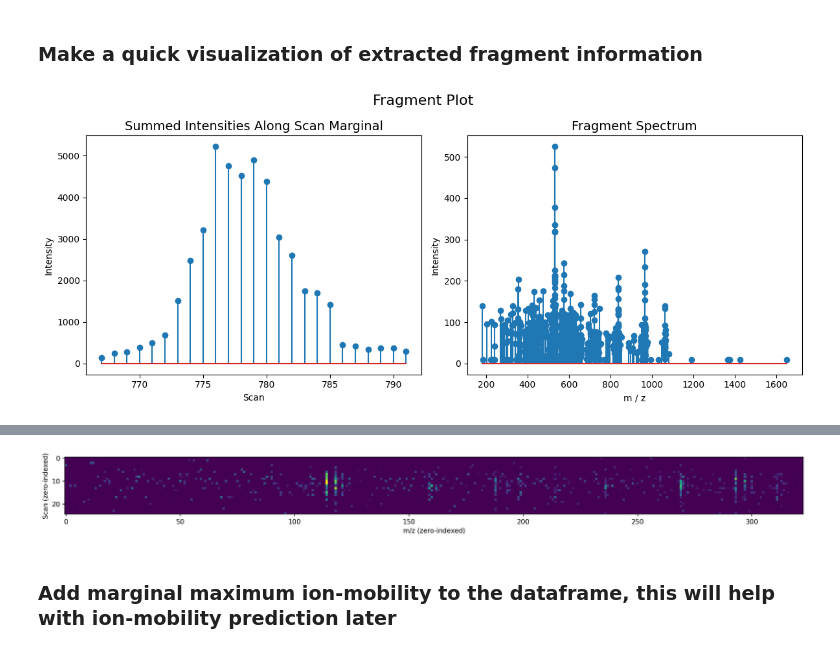
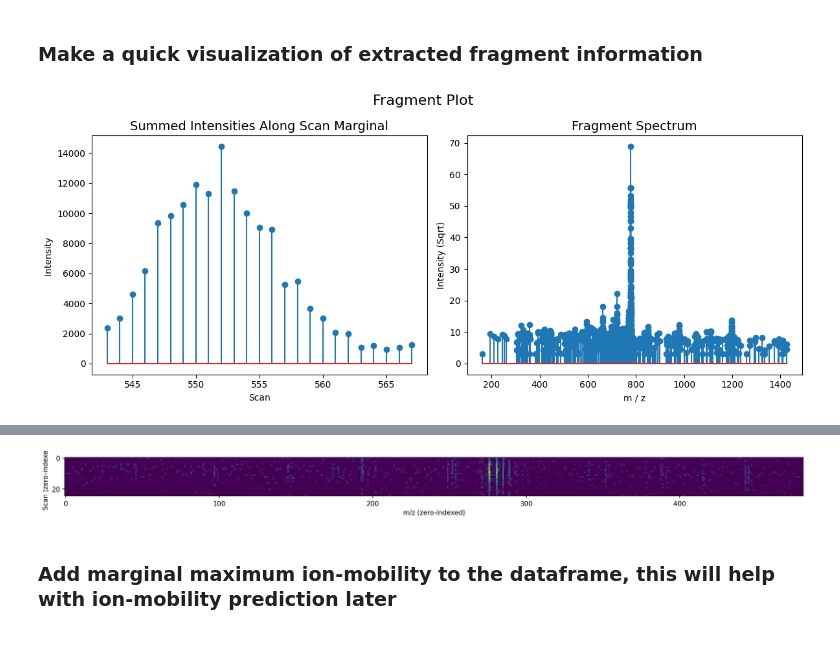
Before and after one commit to theGreatHerrLebert/rustims, a Jupyter notebook: imspy/examples/imspy_dda.ipynb, the cells around one changed output, grey strips where cells are left out. Drawn from its saved outputs; the diff is of its cells as text; code cells hidden in the pictures.

```diff
--- a/imspy/examples/imspy_dda.ipynb
+++ b/imspy/examples/imspy_dda.ipynb
@@ -22,4 +22,4 @@ from imspy.timstof.dda import TimsDatasetDDA
 
 # If you do not have timsTOF DDA data available, download this file from proteomexchange: PXD043026, M210115_001_Slot1-1_1_850.d.rar
 ds_name = 'M210115_001_Slot1-1_1_850'
-dataset = TimsDatasetDDA('/media/hd01/CCSPred/HELA-GRAD110/M210115_001_Slot1-1_1_850.d/', in_memory=False, use_bruker_sdk=False)
+dataset = TimsDatasetDDA('/media/hd01/CCSPred/HELA-GRAD20/M210115_007_Slot1-1_1_856.d/', in_memory=False, use_bruker_sdk=False)
@@ -71,13 +78,13 @@ fig, (ax1, ax2) = plt.subplots(1, 2, figsize=(12, 5), dpi=100)
 ax1.stem(scan_marginal_df['scan'], scan_marginal_df['intensity'])
 ax1.set_title("Summed Intensities Along Scan Marginal", fontsize=14)
 ax1.set_xlabel("Scan")
-ax1.set_ylabel("Intensity")
+ax1.set_ylabel("Intensity ")
 
 # Plot the spectrum on the second panel
-ax2.stem(one_fragment.df['mz'], one_fragment.df['intensity'])
+ax2.stem(one_fragment.df['mz'], np.sqrt(one_fragment.df['intensity']))
 ax2.set_title("Fragment Spectrum", fontsize=14)
 ax2.set_xlabel("m / z")
-ax2.set_ylabel("Intensity")
+ax2.set_ylabel("Intensity (Sqrt)")
 #ax2.set_xlim(200, 1500)
 
 # Add an overall title
@@ -87,9 +94,9 @@ plt.tight_layout()
 plt.show()
 
 plt.figure(figsize=(20, 2), dpi=150)
-plt.imshow(fragments.raw_data.values[index].vectorized(1).get_tensor_repr(dense=True, zero_indexed=True))
+plt.imshow(np.sqrt(fragments.raw_data.values[index].vectorized(1).get_tensor_repr(dense=True, zero_indexed=True)))
 plt.xlabel("m/z (zero-indexed)")
 plt.ylabel("Scan (zero-indexed)")
 plt.show()
 # %% [output]
-[figure, old version]
+[figure, new version]
@@ -96,4 +113,4 @@ plt.show()
-[figure, old version]
+[figure, new version]
 # %% [markdown]
 ### Add marginal maximum ion-mobility to the dataframe, this will help with ion-mobility prediction later
 # %%
```
Also changed, not shown: parts of 24 cells of this notebook, 3 other files.
